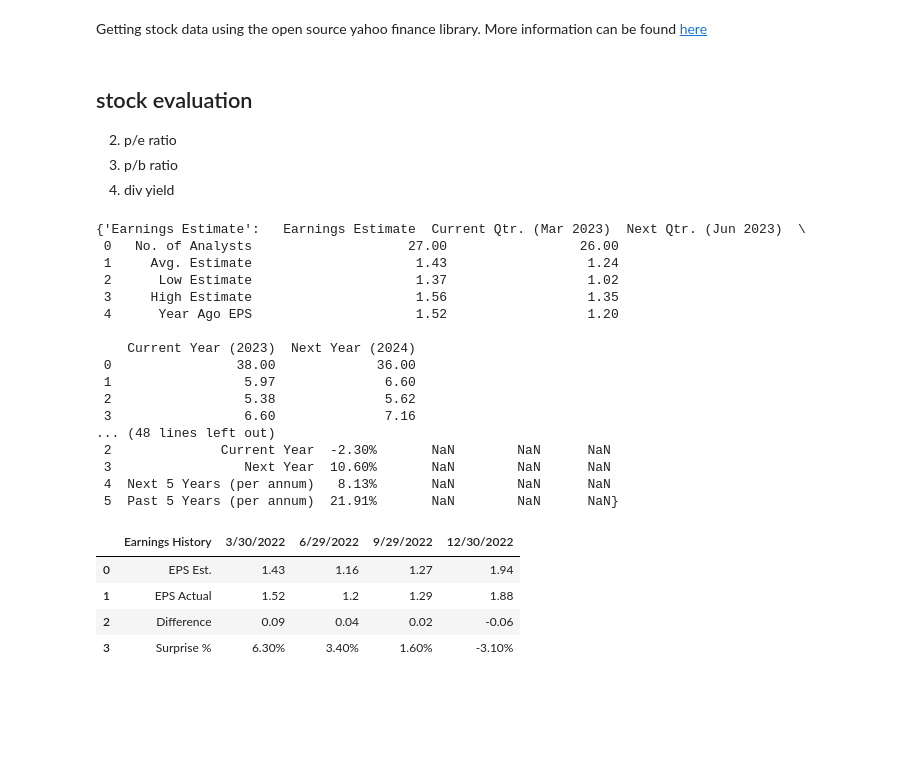
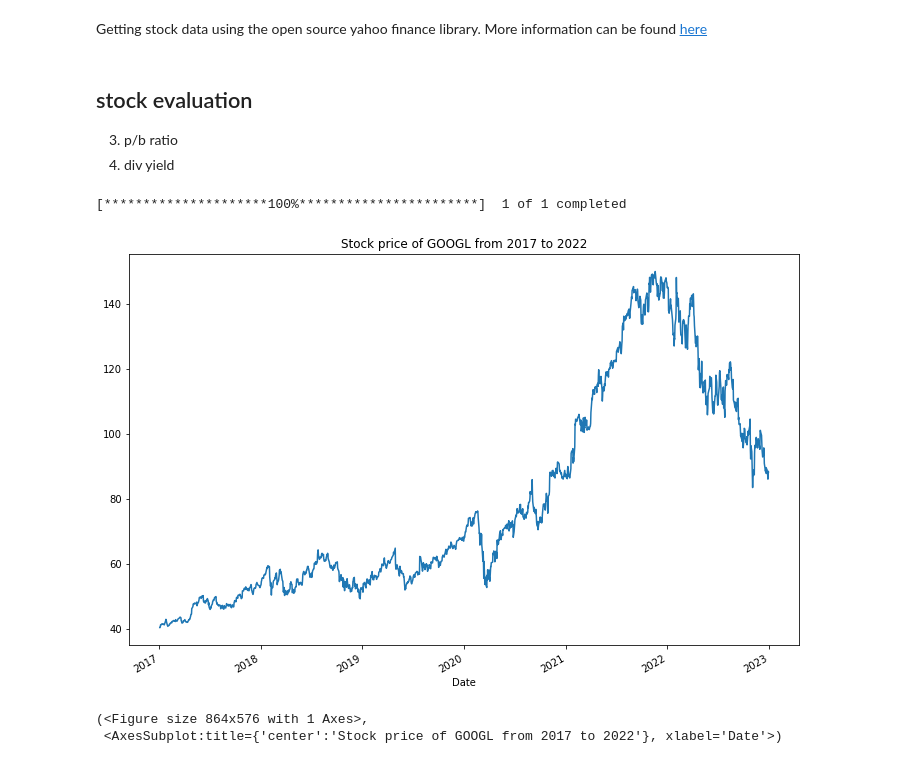
Before and after one commit to rahulakrish/portfolio_builder, a Jupyter notebook: notebook.ipynb, the cells around one changed output. Drawn from its saved outputs; the diff is of its cells as text; code cells hidden in the pictures; blank space fills up the shorter version.

```diff
--- a/notebook.ipynb
+++ b/notebook.ipynb
@@ -74,35 +116,12 @@ def calculate_beta(ticker):
 # %% [markdown]
 ## stock evaluation
 
-2. p/e ratio
 3. p/b ratio
 4. div yield
-# %%
-analysis = si.get_analysts_info('AAPL')
-analysis
-# %% [output]
-{'Earnings Estimate':   Earnings Estimate  Current Qtr. (Mar 2023)  Next Qtr. (Jun 2023)  \
- 0   No. of Analysts                    27.00                 26.00
- 1     Avg. Estimate                     1.43                  1.24
- 2      Low Estimate                     1.37                  1.02
- 3     High Estimate                     1.56                  1.35
- 4      Year Ago EPS                     1.52                  1.20
-
-    Current Year (2023)  Next Year (2024)
- 0                38.00             36.00
- 1                 5.97              6.60
- 2                 5.38              5.62
- 3                 6.60              7.16
-... (48 lines left out)
- 2              Current Year  -2.30%       NaN        NaN      NaN
- 3                 Next Year  10.60%       NaN        NaN      NaN
- 4  Next 5 Years (per annum)   8.13%       NaN        NaN      NaN
- 5  Past 5 Years (per annum)  21.91%       NaN        NaN      NaN}
-# %%
-analysis['Earnings History']
-# %% [output]
-|  | Earnings History | 3/30/2022 | 6/29/2022 | 9/29/2022 | 12/30/2022 |
-| 0 | EPS Est. | 1.43 | 1.16 | 1.27 | 1.94 |
-| 1 | EPS Actual | 1.52 | 1.2 | 1.29 | 1.88 |
-| 2 | Difference | 0.09 | 0.04 | 0.02 | -0.06 |
-| 3 | Surprise % | 6.30% | 3.40% | 1.60% | -3.10% |
+# %%
+stock_info('GOOGL')
+# %% [output]
+[*********************100%***********************]  1 of 1 completed
+[figure, added]
+(<Figure size 864x576 with 1 Axes>,
+ <AxesSubplot:title={'center':'Stock price of GOOGL from 2017 to 2022'}, xlabel='Date'>)
```
Also changed, not shown: parts of 8 cells of this notebook.
